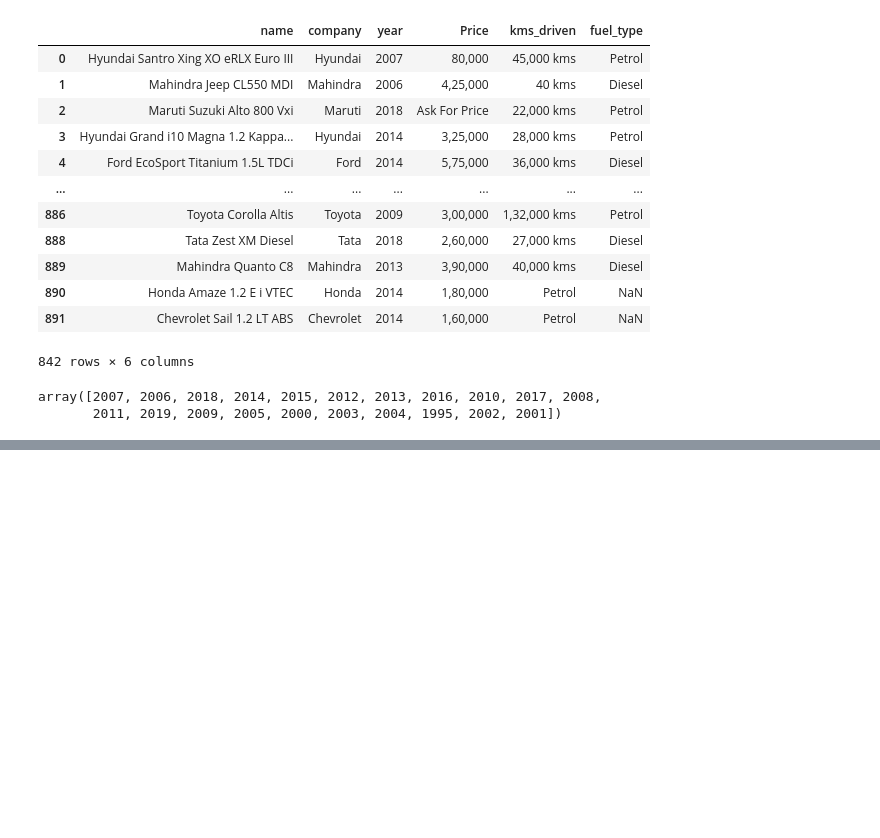
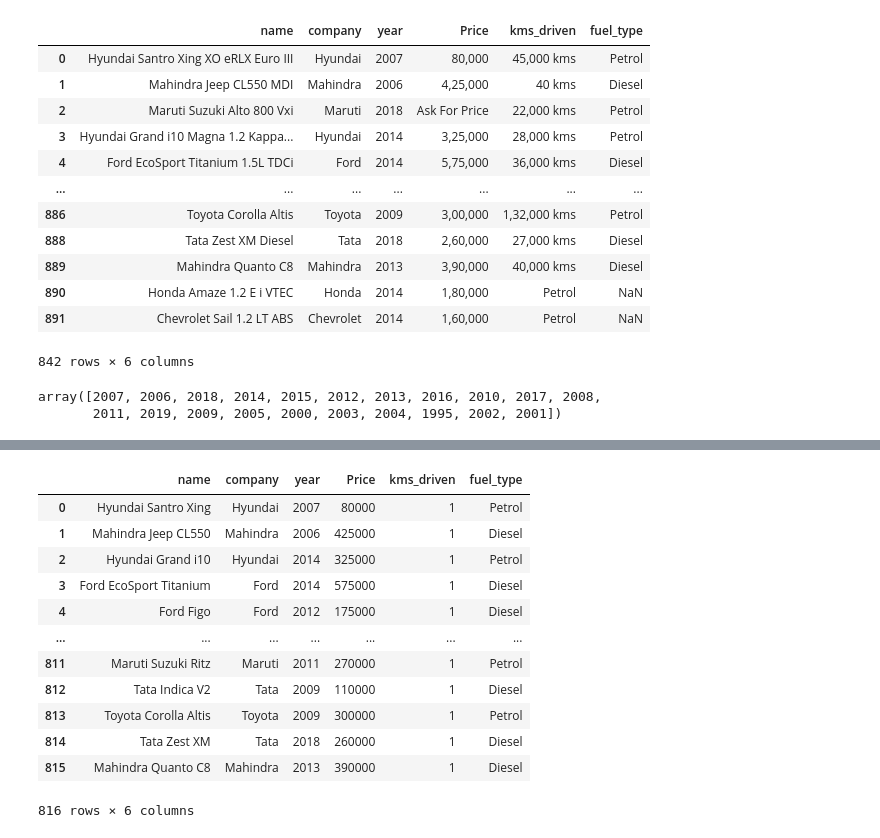
Before and after one commit to Simran-Sh/InternPe, a Jupyter notebook: Quickr/quickr_predictor.ipynb, the cells around one changed output, grey strips where cells are left out. Saved outputs shown, nothing was run; the diff lists cells and outputs as text; code cells hidden in the pictures; blank space fills up the shorter version.

```diff
--- a/Quickr/quickr_predictor.ipynb
+++ b/Quickr/quickr_predictor.ipynb
@@ -208,0 +410,16 @@ IntCastingNaNError: Cannot convert non-finite values (NA or inf) to integer
+# %%
+df
+# %% [output]
+|  | name | company | year | Price | kms_driven | fuel_type |
+| 0 | Hyundai Santro Xing | Hyundai | 2007 | 80000 | 1 | Petrol |
+| 1 | Mahindra Jeep CL550 | Mahindra | 2006 | 425000 | 1 | Diesel |
+| 2 | Hyundai Grand i10 | Hyundai | 2014 | 325000 | 1 | Petrol |
+| 3 | Ford EcoSport Titanium | Ford | 2014 | 575000 | 1 | Diesel |
+| 4 | Ford Figo | Ford | 2012 | 175000 | 1 | Diesel |
+| ... | ... | ... | ... | ... | ... | ... |
+| 811 | Maruti Suzuki Ritz | Maruti | 2011 | 270000 | 1 | Petrol |
+| 812 | Tata Indica V2 | Tata | 2009 | 110000 | 1 | Diesel |
+| 813 | Toyota Corolla Altis | Toyota | 2009 | 300000 | 1 | Petrol |
+| 814 | Tata Zest XM | Tata | 2018 | 260000 | 1 | Diesel |
+| 815 | Mahindra Quanto C8 | Mahindra | 2013 | 390000 | 1 | Diesel |
+816 rows × 6 columns
```
Also changed, not shown: parts of 55 cells of this notebook, 3 other files.
